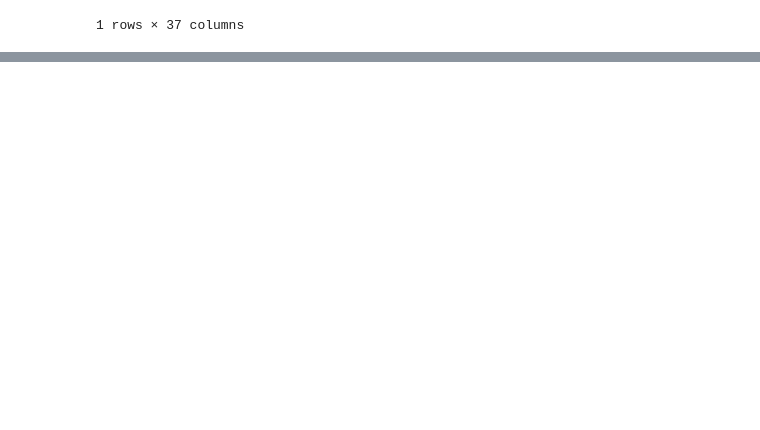
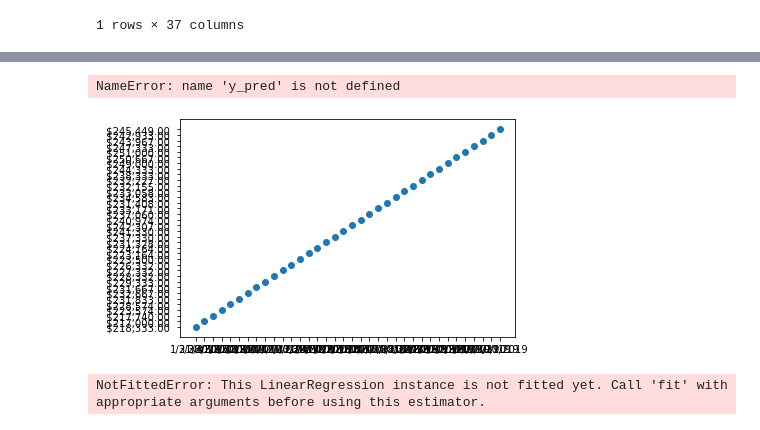
Before and after one commit to rachanamule/Housing_Data, a Jupyter notebook: house_machine_learning.ipynb, the cells around one changed output, grey strips where cells are left out. Saved outputs shown, nothing was run; the diff lists cells and outputs as text; code cells hidden in the pictures; blank space fills up the shorter version.

```diff
--- a/house_machine_learning.ipynb
+++ b/house_machine_learning.ipynb
@@ -75,7 +132,10 @@ print(y_pred.shape)
 # %%
-plt.scatter(X, y)
-plt.plot(X, y_pred, color='red')
+plt.scatter(x, y)
+plt.plot(x, y_pred, color='red')
 plt.show()
+# %% [output]
+NameError: name 'y_pred' is not defined
+[figure, added]
 # %%
 print(model.coef_)
 print(model.intercept_)
@@ -86,2 +146,4 @@ model.fit(X,y)
 # %%
-y_pred = model.predict(X)
+y_pred = model.predict(x)
+# %% [output]
+NotFittedError: This LinearRegression instance is not fitted yet. Call 'fit' with appropriate arguments before using this estimator.
```
Also changed, not shown: parts of 29 cells of this notebook, 2 other files.
